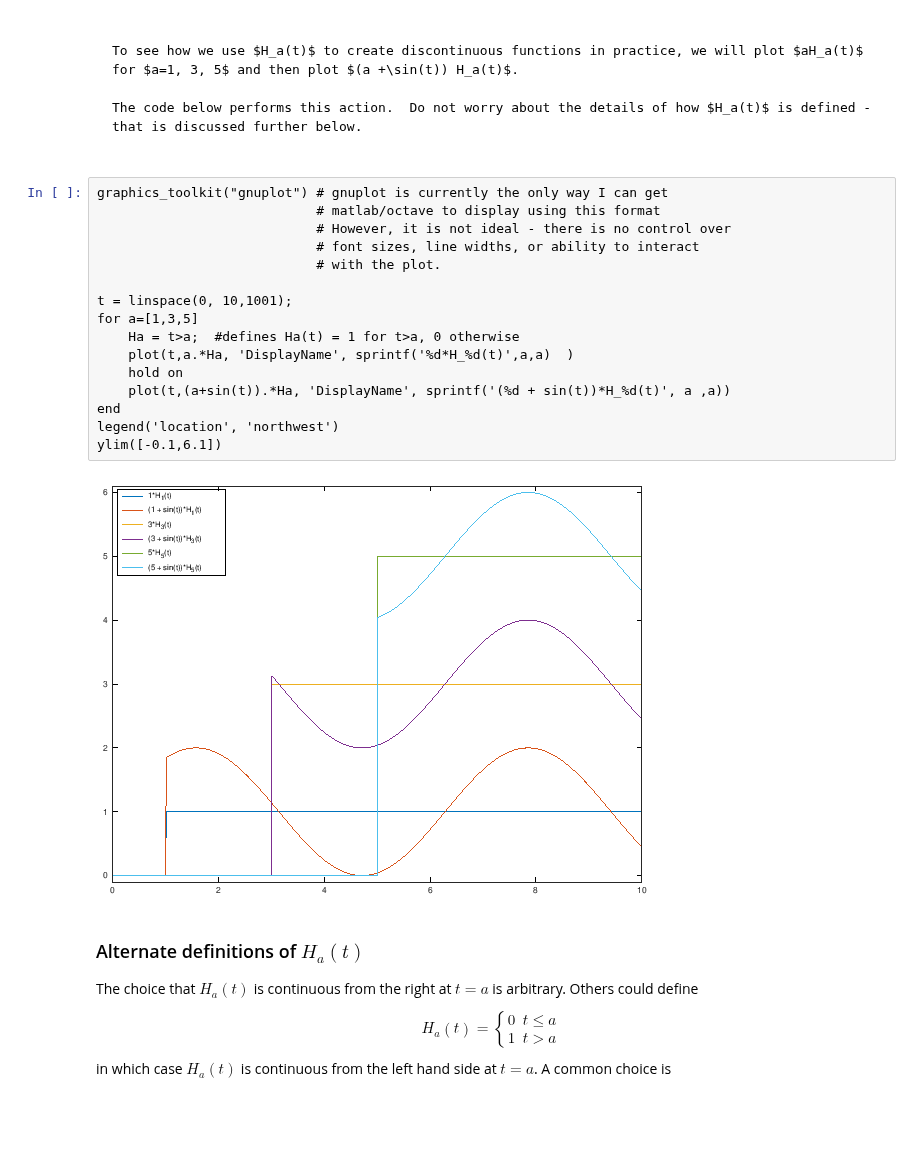
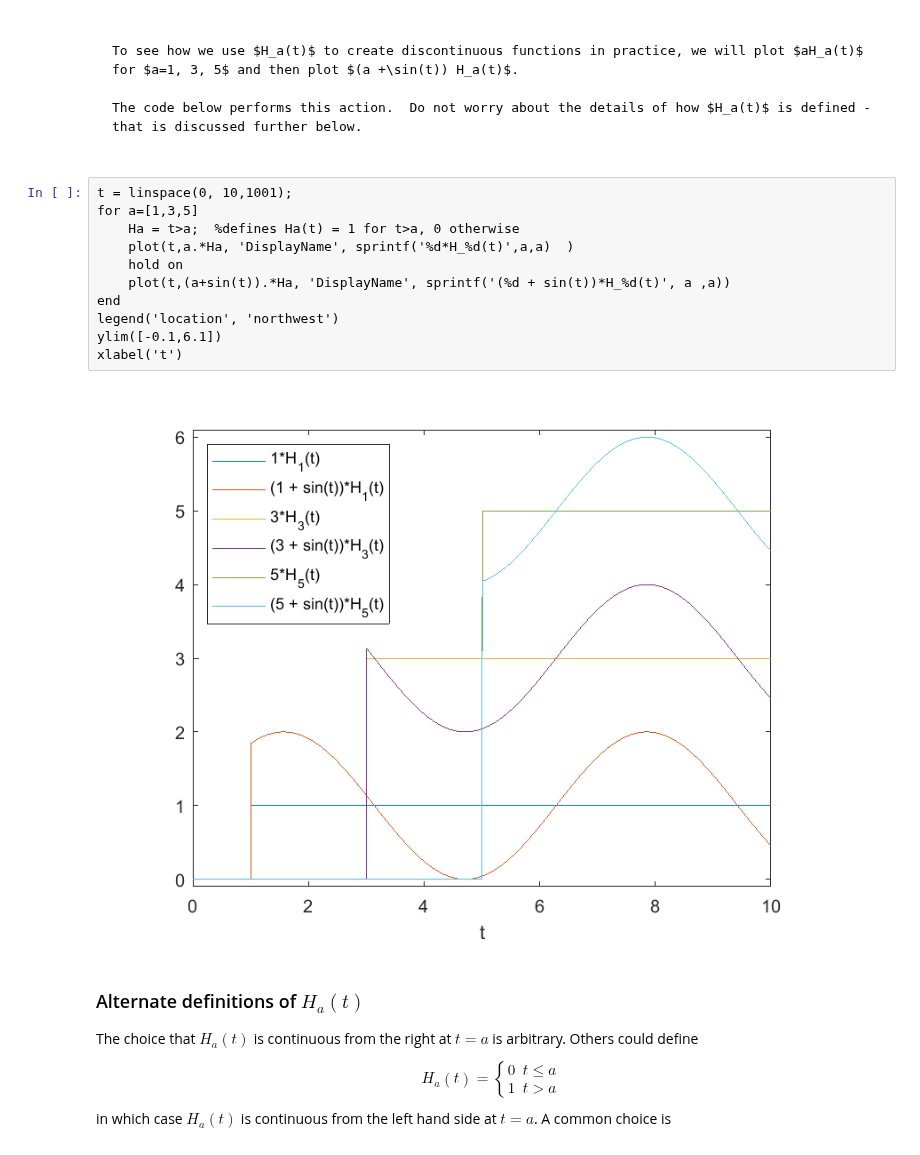
Before and after one commit to joelmiller/Laplace, a Jupyter notebook: MAT2VCA_Laplace/notebooks/LaplaceTShift.ipynb, the cells around one changed output. Cells and saved outputs as stored; diff of their text form; blank space fills up the shorter version.

`````diff
--- a/MAT2VCA_Laplace/notebooks/LaplaceTShift.ipynb
+++ b/MAT2VCA_Laplace/notebooks/LaplaceTShift.ipynb
@@ -47,23 +47,18 @@ The code below performs this action.  Do not worry about the details of how $H_a
 
 ````
 # %%
-graphics_toolkit("gnuplot") # gnuplot is currently the only way I can get
-                            # matlab/octave to display using this format
-                            # However, it is not ideal - there is no control over
-                            # font sizes, line widths, or ability to interact
-                            # with the plot.
-
 t = linspace(0, 10,1001);
 for a=[1,3,5]
-    Ha = t>a;  #defines Ha(t) = 1 for t>a, 0 otherwise
+    Ha = t>a;  %defines Ha(t) = 1 for t>a, 0 otherwise
     plot(t,a.*Ha, 'DisplayName', sprintf('%d*H_%d(t)',a,a)  )
     hold on
     plot(t,(a+sin(t)).*Ha, 'DisplayName', sprintf('(%d + sin(t))*H_%d(t)', a ,a))
 end
 legend('location', 'northwest')
 ylim([-0.1,6.1])
+xlabel('t')
 # %% [output]
-[figure, old version]
+[figure, new version]
 # %% [markdown]
 
 ### Alternate definitions of $H_a(t)$
`````
Also changed, not shown: parts of 3 cells of this notebook, 24 other files.
